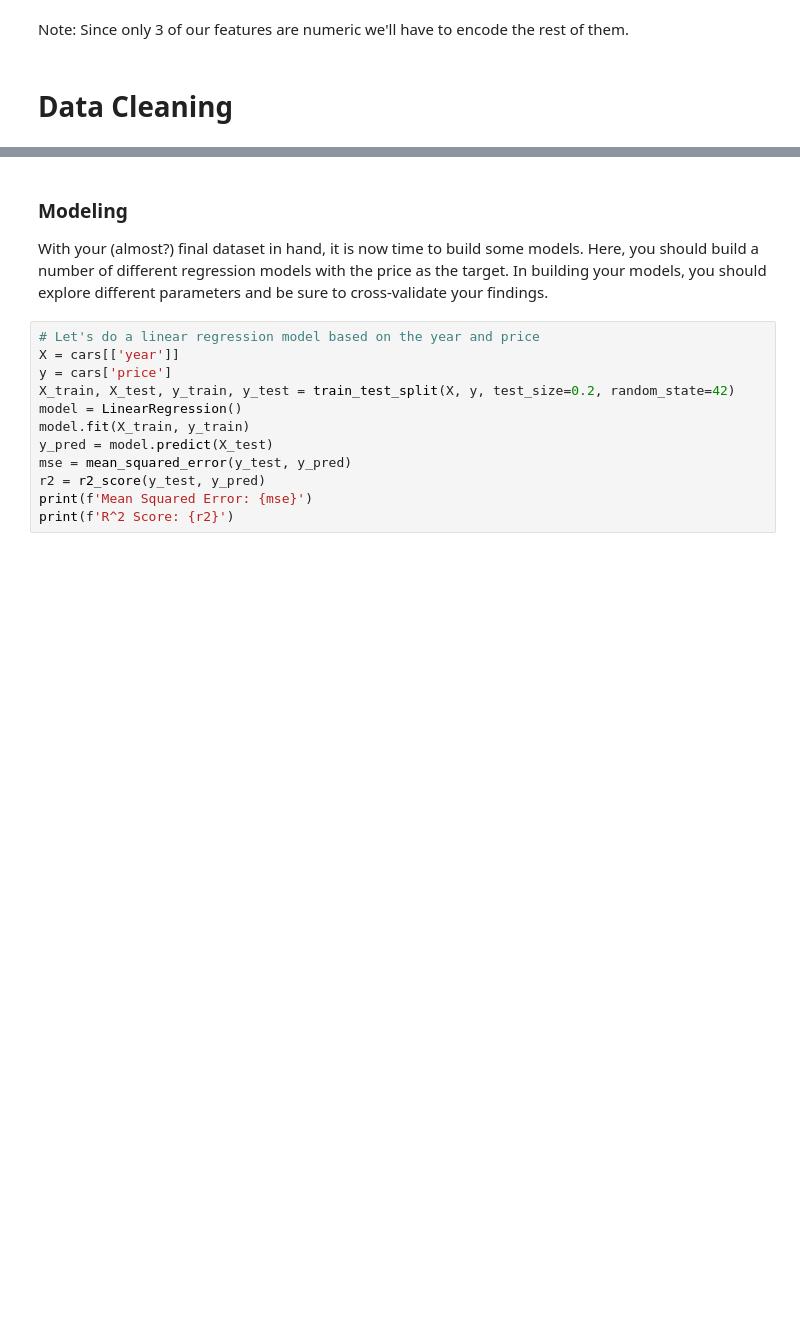
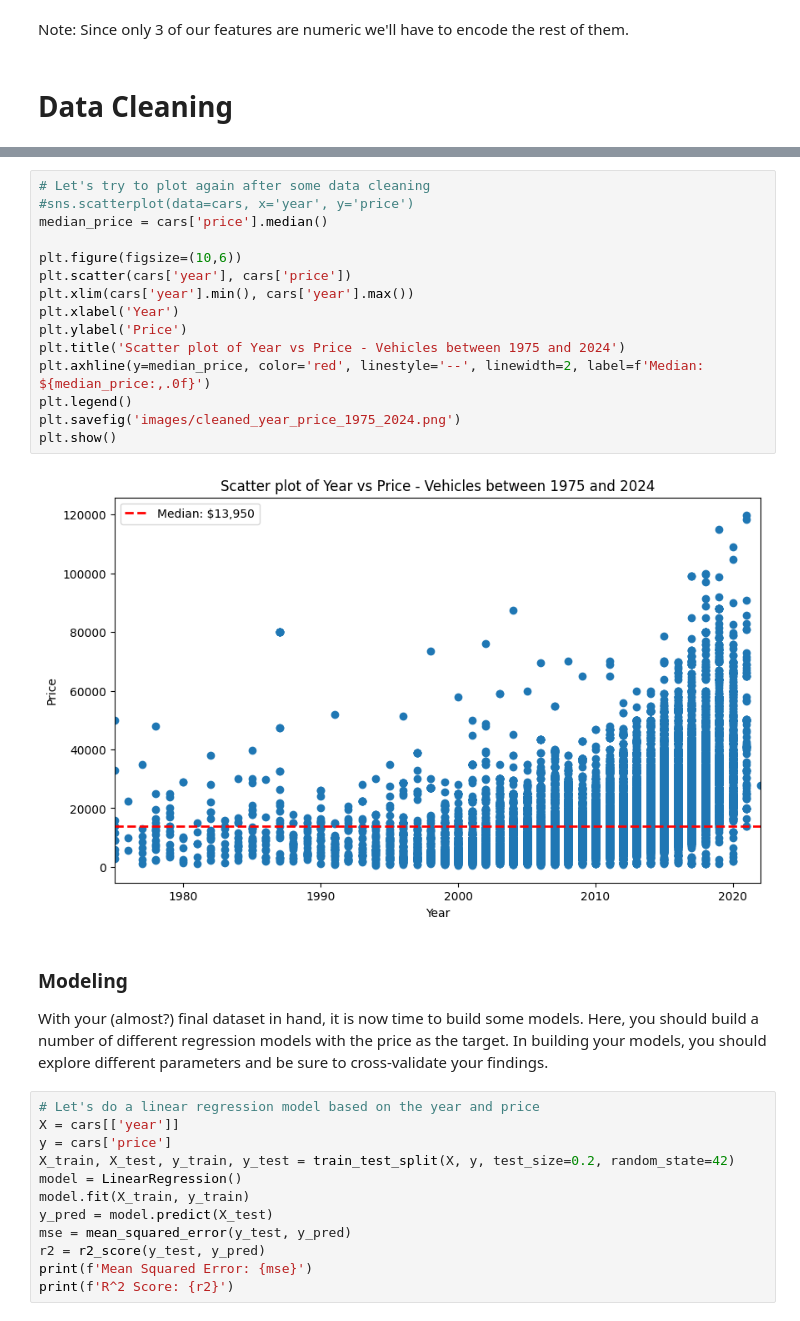
Before and after one commit to coconut808/ML-AI, a Jupyter notebook: Assignment_11.1/prompt_II.ipynb, the cells around one changed output, grey strips where cells are left out. Drawn from its saved outputs; the diff is of its cells as text; blank space fills up the shorter version.

```diff
--- a/Assignment_11.1/prompt_II.ipynb
+++ b/Assignment_11.1/prompt_II.ipynb
@@ -135,3 +143,20 @@ plt.show()
+# %%
+# Let's try to plot again after some data cleaning
+#sns.scatterplot(data=cars, x='year', y='price')
+median_price = cars['price'].median()
+
+plt.figure(figsize=(10,6))
+plt.scatter(cars['year'], cars['price'])
+plt.xlim(cars['year'].min(), cars['year'].max())
+plt.xlabel('Year')
+plt.ylabel('Price')
+plt.title('Scatter plot of Year vs Price - Vehicles between 1975 and 2024')
+plt.axhline(y=median_price, color='red', linestyle='--', linewidth=2, label=f'Median: ${median_price:,.0f}')
+plt.legend()
+plt.savefig('images/cleaned_year_price_1975_2024.png')
+plt.show()
+# %% [output]
+[figure, added]
 # %% [markdown]
 ### Modeling
 
```
Also changed, not shown: parts of 24 cells of this notebook, 19 other files.
